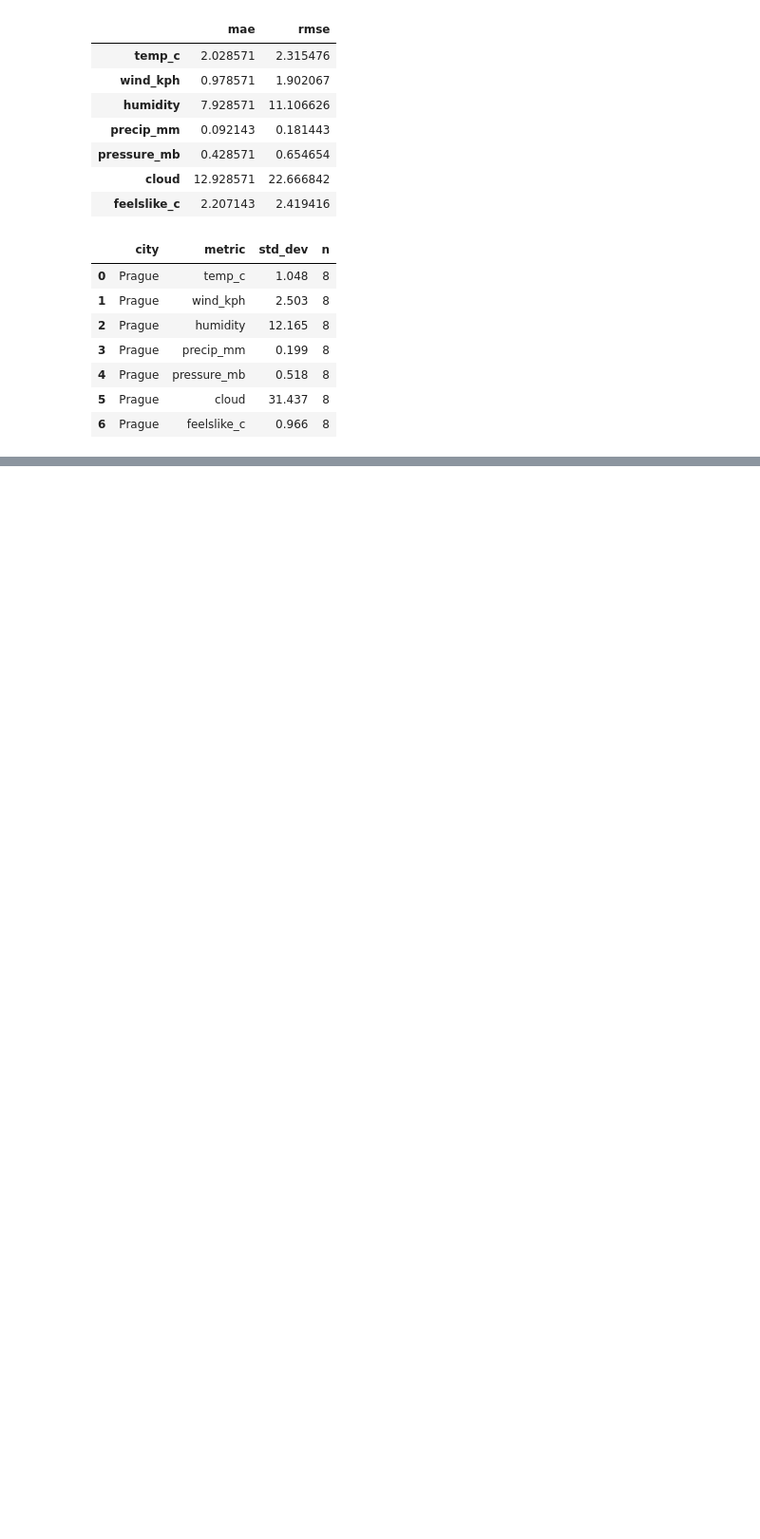
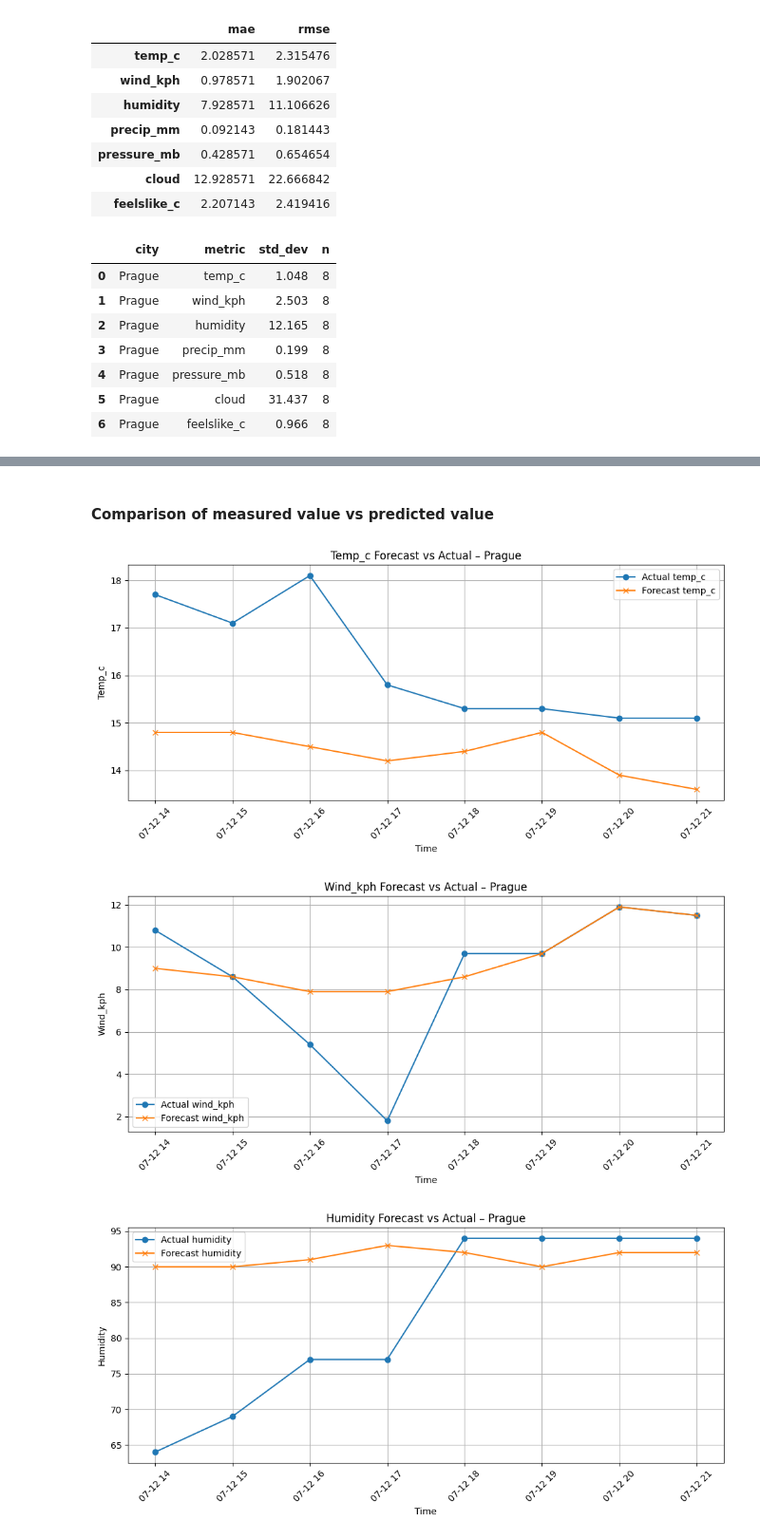
Before and after one commit to AdelHol/weather_etl, a Jupyter notebook: notebooks/comparison.ipynb, the cells around one changed output, grey strips where cells are left out. Shown at 95% size. Saved outputs shown, nothing was run; the diff lists cells and outputs as text; code cells hidden in the pictures; blank space fills up the shorter version.

```diff
--- a/notebooks/comparison.ipynb
+++ b/notebooks/comparison.ipynb
@@ -221,2 +208,8 @@ plot_metrics_plotly(current_df_full, metrics_to_compare, time_col="as_of", city_
+# %% [markdown]
+#### Comparison of measured value vs predicted value
 # %%
-plot_metrics_plotly(df, metrics_to_compare, time_col="as_of_hour", city_filter="Prague")
+plot_metrics_matplotlib(df, metrics=metrics_to_compare, time_col="as_of", city_filter="Prague")
+# %% [output]
+[figure, added]
+[figure, added]
+[figure, added]
```
Also changed, not shown: parts of 11 cells of this notebook, 17 other files.
